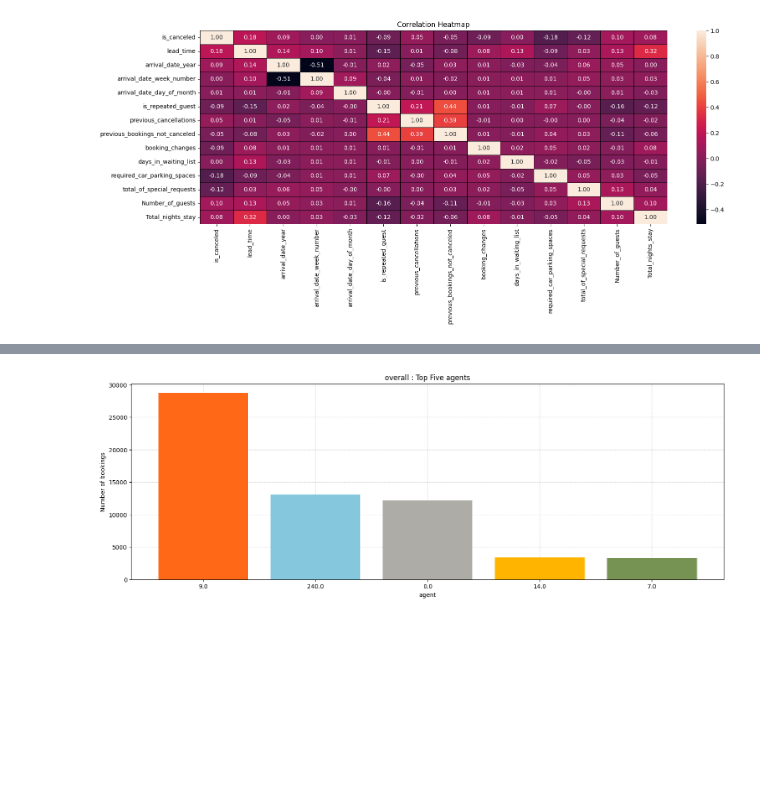
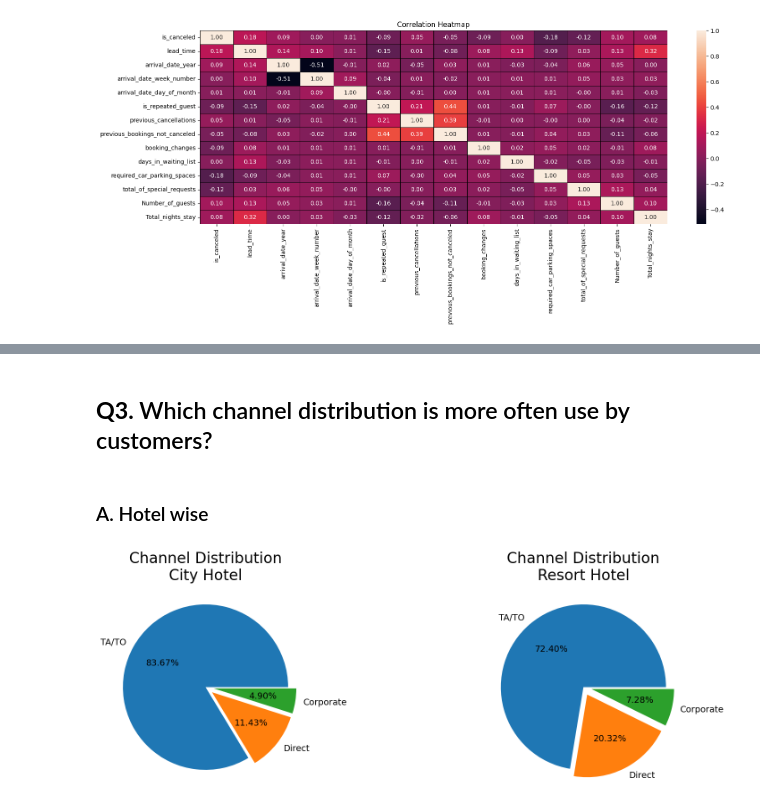
Before and after one commit to HarshitLaloriya/EDA-on-Hotel-Booking-Dataset, a Jupyter notebook: Hotel_Booking_EDA.ipynb, the cells around one changed output, grey strips where cells are left out. Drawn from its saved outputs; the diff is of its cells as text; code cells hidden in the pictures; blank space fills up the shorter version.

```diff
--- a/Hotel_Booking_EDA.ipynb
+++ b/Hotel_Booking_EDA.ipynb
@@ -422,5 +476,21 @@ agent_bookings("Resort Hotel")
-# %%
-# top 5 agents : overall
-agent_bookings()
-# %% [output]
-[figure, removed]
+# %% [markdown]
+## <b> Q3.</b> Which channel distribution is more often use by customers?
+# %% [markdown]
+### A. Hotel wise
+# %%
+# grouping
+group = dataset_df.groupby(by='hotel')
+# %%
+plt.figure(figsize=(20, 6))
+# function to draw graph
+def distro_pie(hotel : str, subplot :int):
+    plt.subplot(1,2,subplot)
+    series = dataset_df.loc[group.groups.get(hotel),'distribution_channel'].value_counts()
+    plt.pie(x = series.values[0:3],labels= series.index[0:3],autopct="%.2f%%", explode= [0,0.1,0.1],textprops={'fontsize':14})
+    plt.title(f'Channel Distribution\n{hotel}', fontsize = '24')
+
+distro_pie("City Hotel", 1)
+distro_pie("Resort Hotel", 2)
+plt.show()
+# %% [output]
+[figure, added]
```
Also changed, not shown: parts of 19 cells of this notebook.
